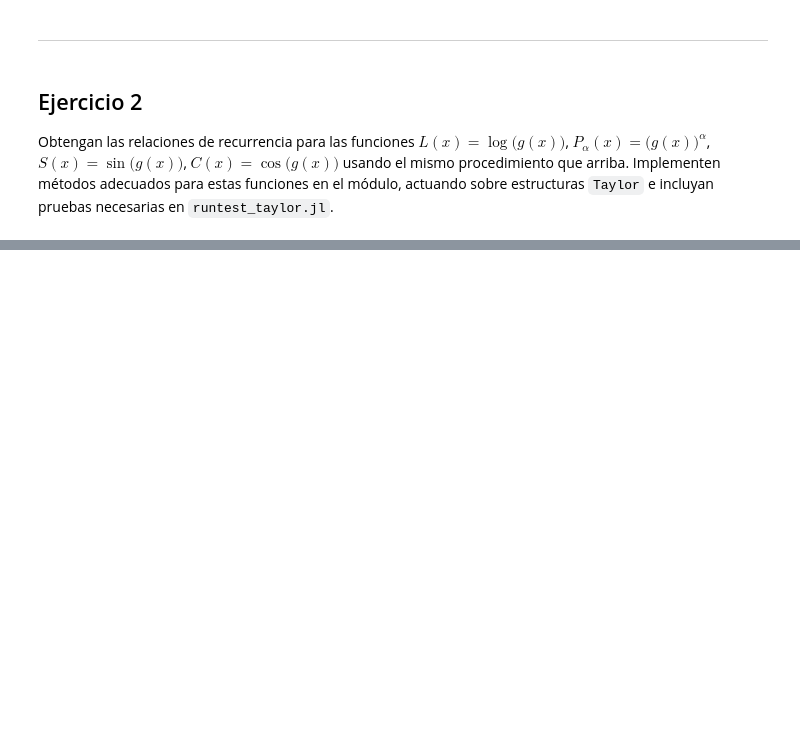
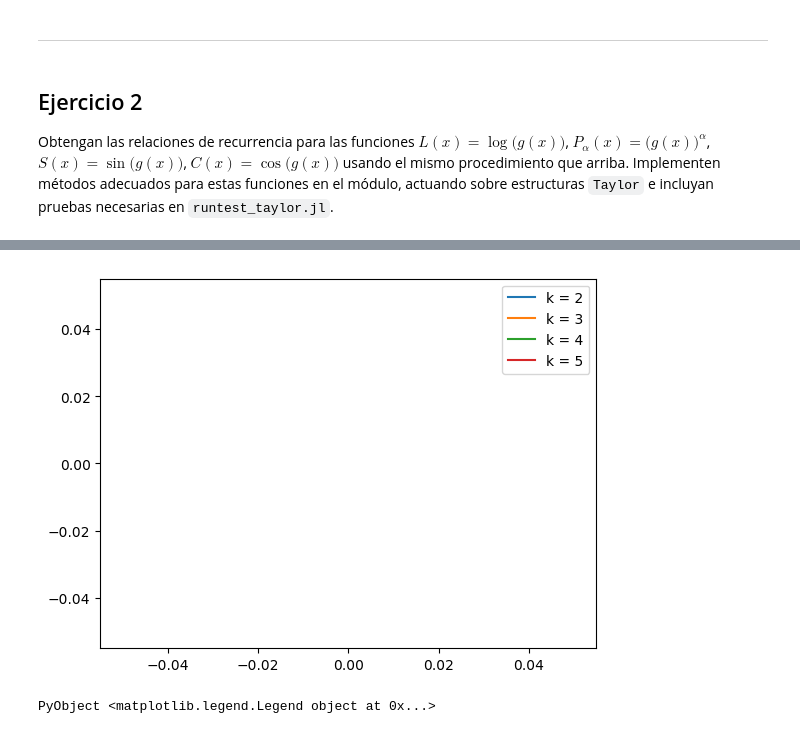
Before and after one commit to lbenet/2017-2_TSFisComputacional-1, a Jupyter notebook: tareas/Ruben/Tarea5.ipynb, the cells around one changed output, grey strips where cells are left out. Drawn from its saved outputs; the diff is of its cells as text; code cells hidden in the pictures; blank space fills up the shorter version.

```diff
--- a/tareas/Ruben/Tarea5.ipynb
+++ b/tareas/Ruben/Tarea5.ipynb
@@ -191,7 +252,7 @@ end
 import Base: log
 
 function log(a::Taylor)
-    n = grado(a)
+    n = gradomax(a)
 
     loga = Taylor(log(a.coef[1]))
     loga = prom(loga, n)
@@ -215 +279,19 @@ end
+# %%
+x = linspace(1, 100, 100)
+y = zeros(x)
+x_ = Taylor([0.0, 1.0])
+
+for k = 2:5
+    x_ = prom(x_, k)
+    ec = log(x_)
+    for (i, j) = enumerate(x)
+        y[i] = evaluacion(ec, j)
+    end
+    plot(x, y, label = "k = $(k)")
+end
+# plot(x, log(x), label = "analitica")
+legend()
+# %% [output]
+[figure, added]
+PyObject <matplotlib.legend.Legend object at 0x...>
 # %%
```
Also changed, not shown: parts of 7 cells of this notebook.
